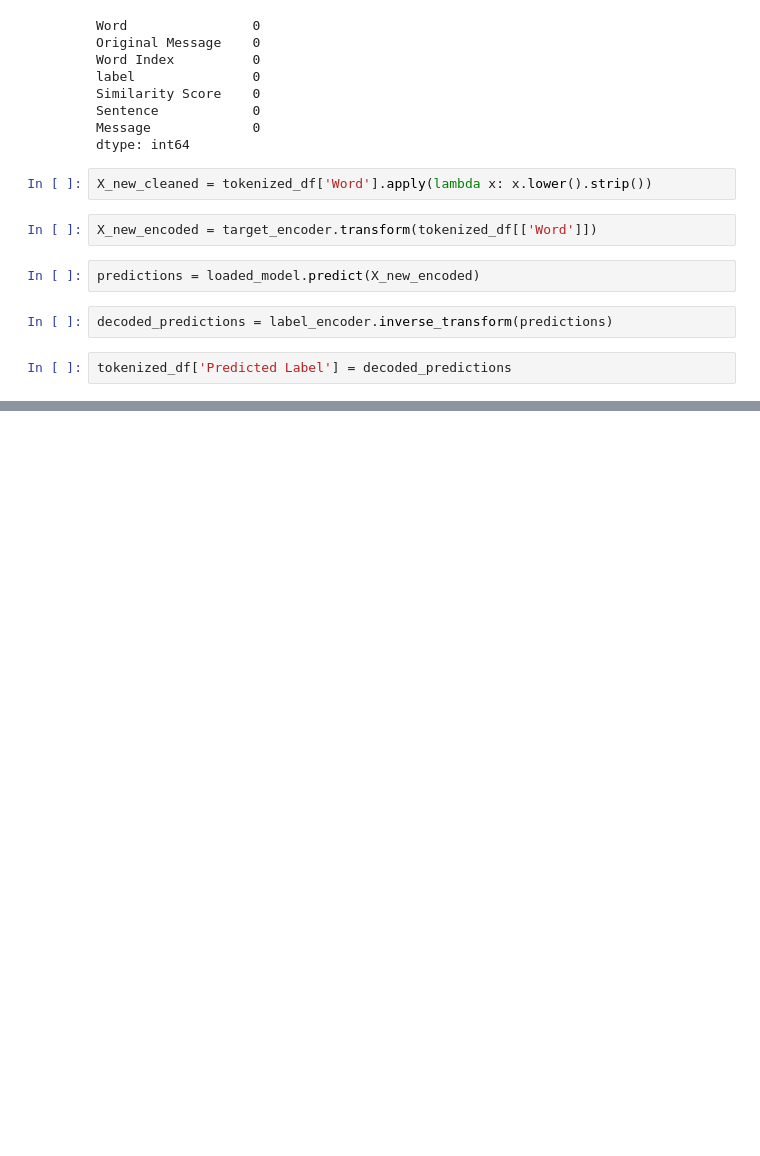
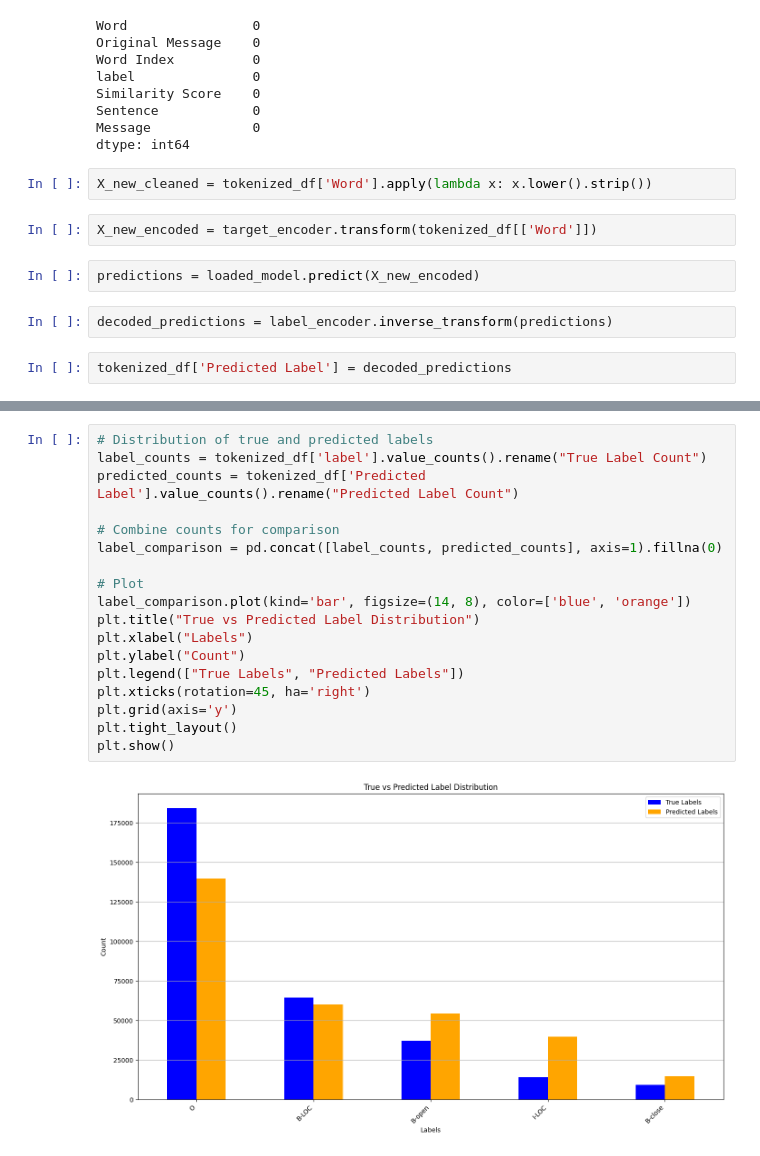
Before and after one commit to ehabsuliman/ROADWATCH, a Jupyter notebook: Test-Model/test-model.ipynb, the cells around one changed output, grey strips where cells are left out. Saved outputs shown, nothing was run; the diff lists cells and outputs as text; blank space fills up the shorter version.

```diff
--- a/Test-Model/test-model.ipynb
+++ b/Test-Model/test-model.ipynb
@@ -232,0 +281,20 @@ tokenized_df[['Word', 'label', 'Predicted Label']].head(50)
+# %%
+# Distribution of true and predicted labels
+label_counts = tokenized_df['label'].value_counts().rename("True Label Count")
+predicted_counts = tokenized_df['Predicted Label'].value_counts().rename("Predicted Label Count")
+
+# Combine counts for comparison
+label_comparison = pd.concat([label_counts, predicted_counts], axis=1).fillna(0)
+
+# Plot
+label_comparison.plot(kind='bar', figsize=(14, 8), color=['blue', 'orange'])
+plt.title("True vs Predicted Label Distribution")
+plt.xlabel("Labels")
+plt.ylabel("Count")
+plt.legend(["True Labels", "Predicted Labels"])
+plt.xticks(rotation=45, ha='right')
+plt.grid(axis='y')
+plt.tight_layout()
+plt.show()
+# %% [output]
+[figure, added]
```
Also changed, not shown: parts of 3 cells of this notebook.
